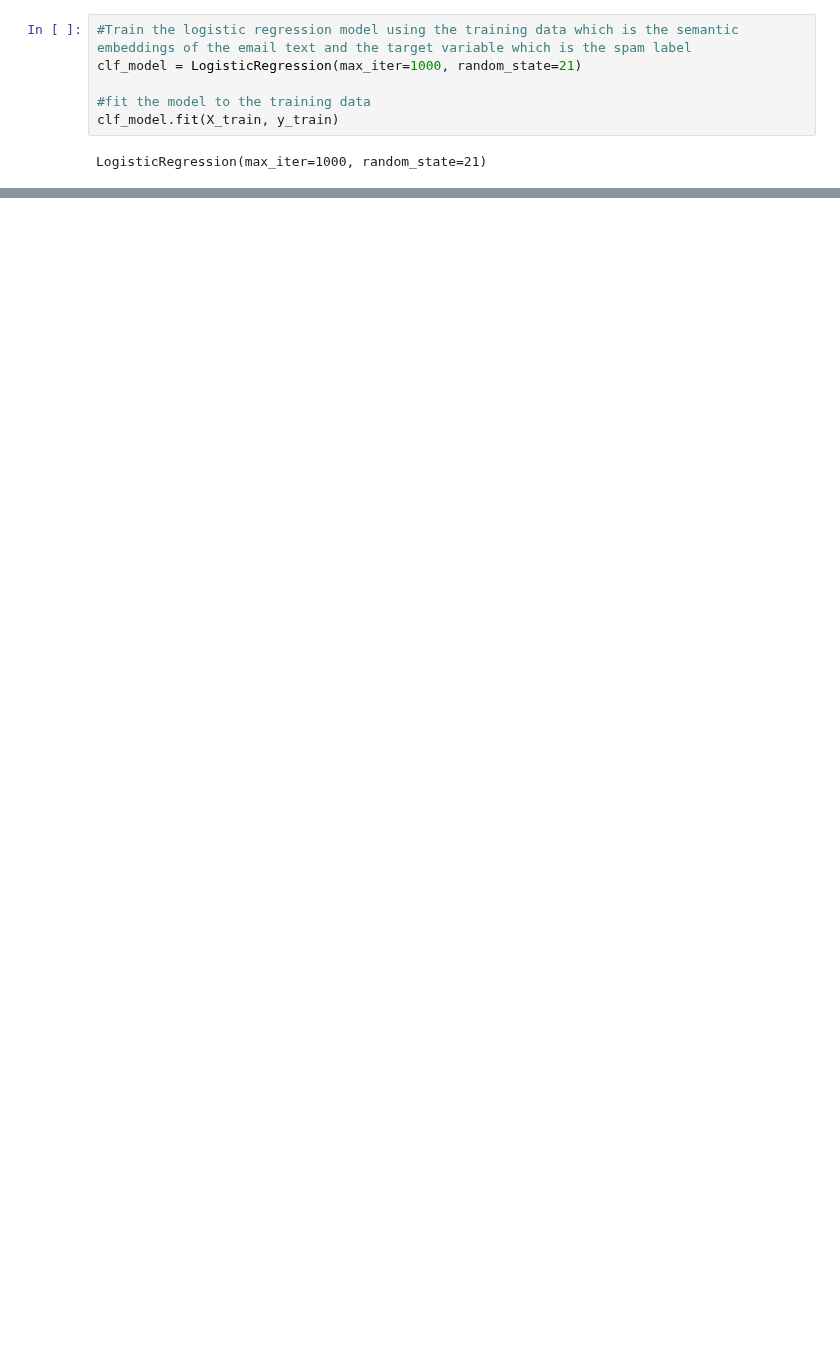
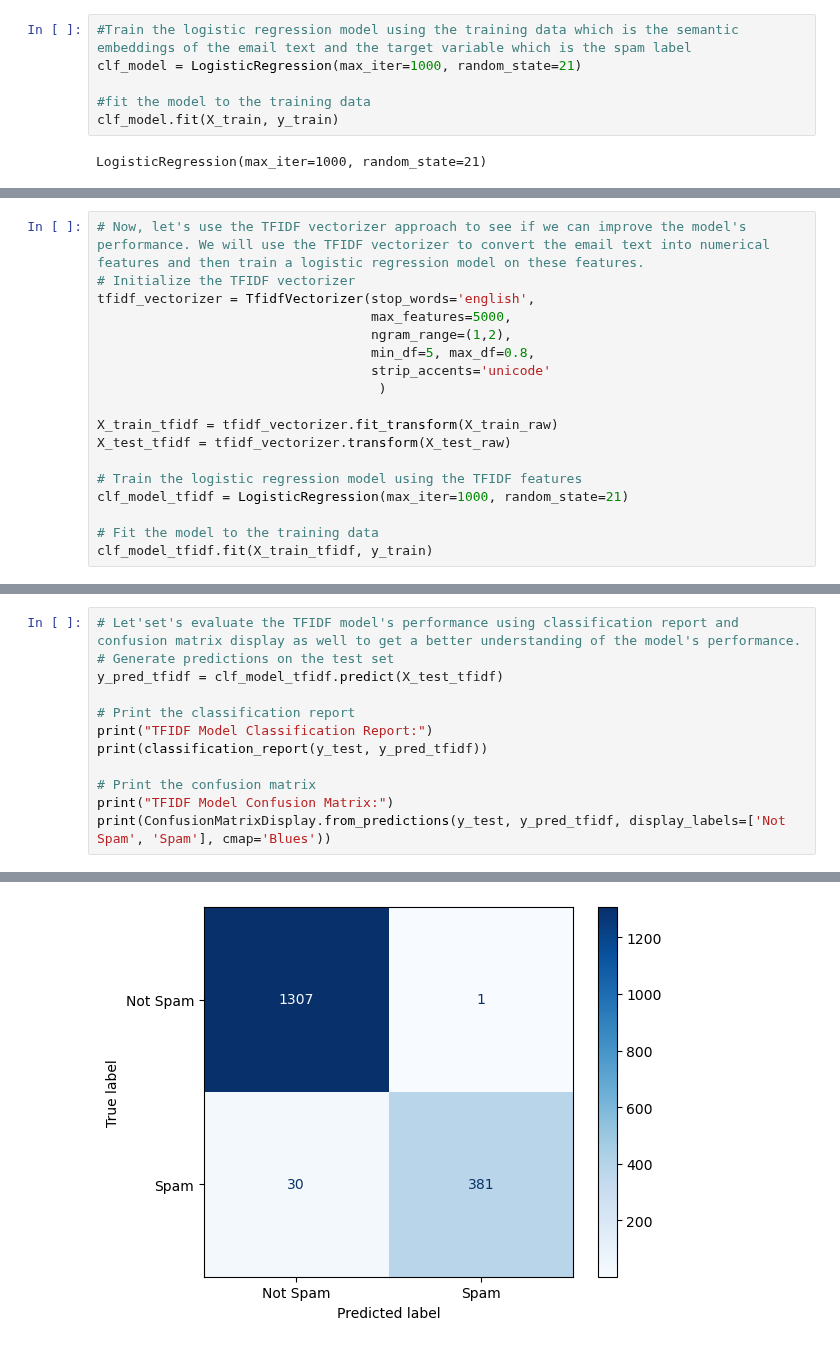
Before and after one commit to sarbottambhagat/spam-email-classification, a Jupyter notebook: notebooks/01_spam_classification.ipynb, the cells around one changed output, grey strips where cells are left out. Cells and saved outputs as stored; diff of their text form; blank space fills up the shorter version.

```diff
--- a/notebooks/01_spam_classification.ipynb
+++ b/notebooks/01_spam_classification.ipynb
@@ -83,0 +108,18 @@ Click here to get in touch with money doubling consultant now: SPAM
+# %%
+# Now, let's use the TFIDF vectorizer approach to see if we can improve the model's performance. We will use the TFIDF vectorizer to convert the email text into numerical features and then train a logistic regression model on these features.
+# Initialize the TFIDF vectorizer
+tfidf_vectorizer = TfidfVectorizer(stop_words='english',
+                                   max_features=5000,
+                                   ngram_range=(1,2),
+                                   min_df=5, max_df=0.8,
+                                   strip_accents='unicode'
+                                    )
+
+X_train_tfidf = tfidf_vectorizer.fit_transform(X_train_raw)
+X_test_tfidf = tfidf_vectorizer.transform(X_test_raw)
+
+# Train the logistic regression model using the TFIDF features
+clf_model_tfidf = LogisticRegression(max_iter=1000, random_state=21)
+
+# Fit the model to the training data
+clf_model_tfidf.fit(X_train_tfidf, y_train)
@@ -83,0 +134,13 @@ Click here to get in touch with money doubling consultant now: SPAM
+# %%
+# Let'set's evaluate the TFIDF model's performance using classification report and confusion matrix display as well to get a better understanding of the model's performance.
+# Generate predictions on the test set
+y_pred_tfidf = clf_model_tfidf.predict(X_test_tfidf)
+
+# Print the classification report
+print("TFIDF Model Classification Report:")
+print(classification_report(y_test, y_pred_tfidf))
+
+# Print the confusion matrix
+print("TFIDF Model Confusion Matrix:")
+print(ConfusionMatrixDisplay.from_predictions(y_test, y_pred_tfidf, display_labels=['Not Spam', 'Spam'], cmap='Blues'))
+# %% [output]
@@ -83,0 +159 @@ Click here to get in touch with money doubling consultant now: SPAM
+[figure, added]
```
Also changed, not shown: parts of 16 cells of this notebook.
